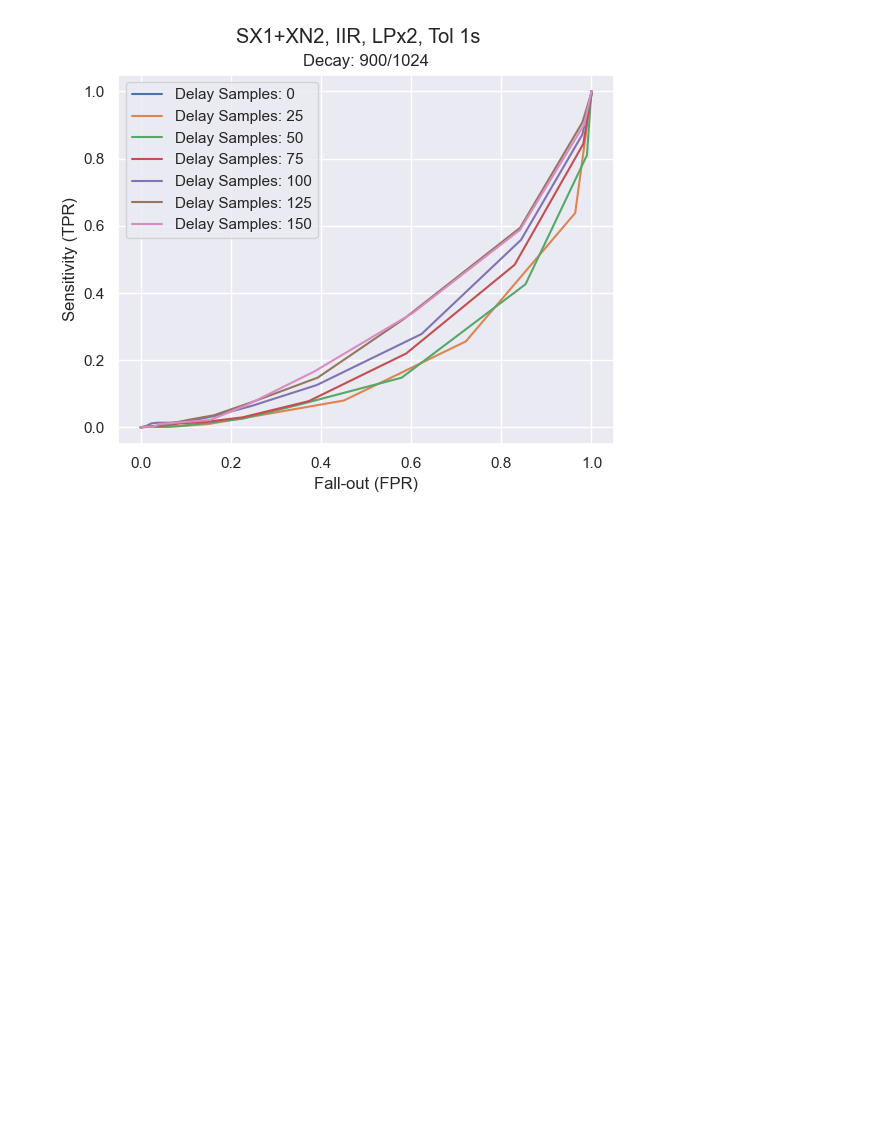
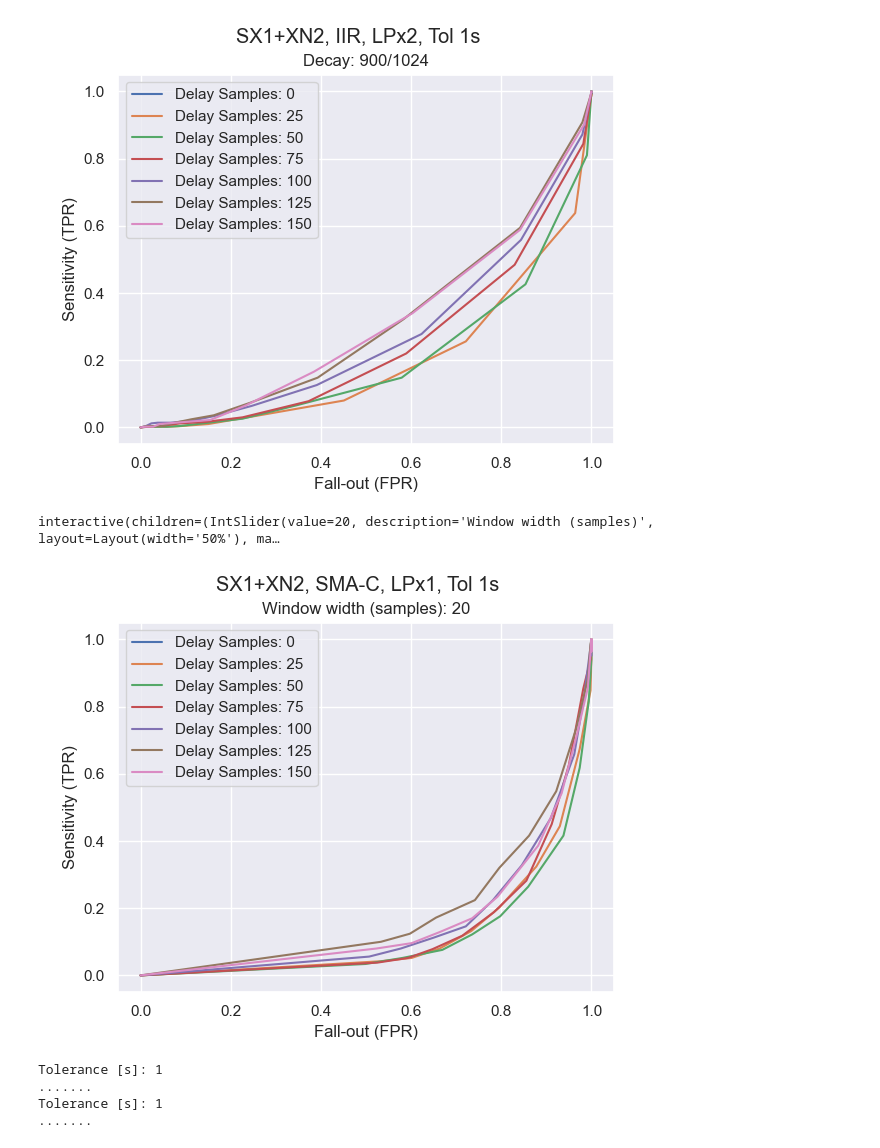
Before and after one commit to roysiu-gh/qtnm-trigger-cfd, a Jupyter notebook: analysis/roc_plot.ipynb, the cells around one changed output. Drawn from its saved outputs; the diff is of its cells as text; code cells hidden in the pictures; blank space fills up the shorter version.

Commit message:
Add SignalData method to calculate ROC data with varying filter (first) parameter.
SMA-C means the convolution version.

```diff
--- a/analysis/roc_plot.ipynb
+++ b/analysis/roc_plot.ipynb
@@ -270,0 +235,27 @@ pd_analyse = pd.read_csv("../data/vary_filter_roc_data - SX1, SMA, LPx2, Tol 1.c
+# %%
+pd_analyse = pd.read_csv("../data/vary_filter_roc_data - SX1+XN2, SMA-C, LPx1, Tol 1s.csv")
+plot_roc_curves_sma(pd_analyse, title="SX1+XN2, SMA-C, LPx1, Tol 1s")
+print()
+# %% [output]
+interactive(children=(IntSlider(value=20, description='Window width (samples)', layout=Layout(width='50%'), ma…
+[figure, added]
+# %%
+sigdat_pure.run_second_filter = True
+
+roc_datas = sigdat_pure.get_roc_curve_data2(
+                            filter_arg_range = (20, 300 + 20, 20),
+                            inv_frac_range = (0, 8 + 0.5, 0.5),
+                            delay_samples_range = (0, 150 + 25, 25),
+                            filter = sma_convolve_extracted,
+                            filter_arg_name="window_width",
+                            tolerance=1,
+                            verbose=True)
+
+roc_datas_pd = pd.DataFrame(roc_datas)
+
+roc_datas_pd.to_csv("vary_filter_roc_data - SX1, SMA-C, LPx2, Tol 1s.csv.temp")
+# %% [output]
+Tolerance [s]: 1
+.......
+Tolerance [s]: 1
+.......
```
Also changed, not shown: parts of 7 cells of this notebook, 4 other files.
